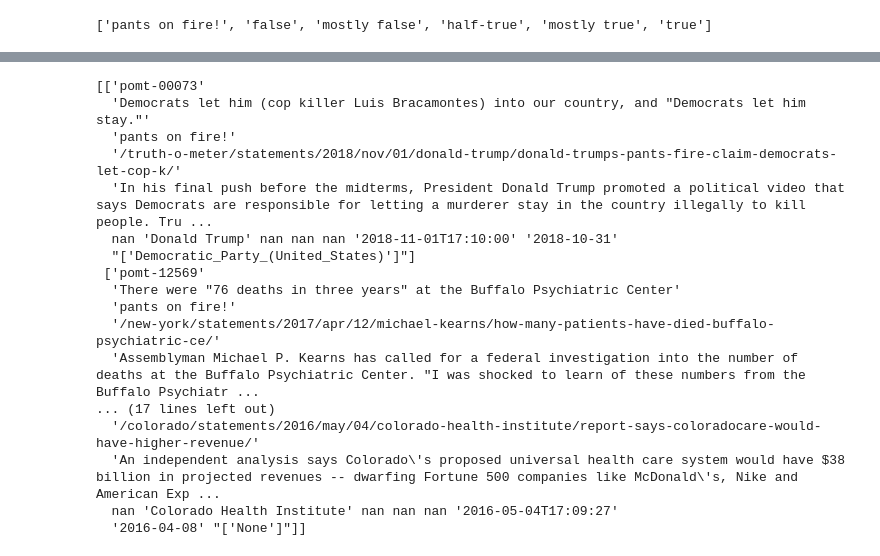
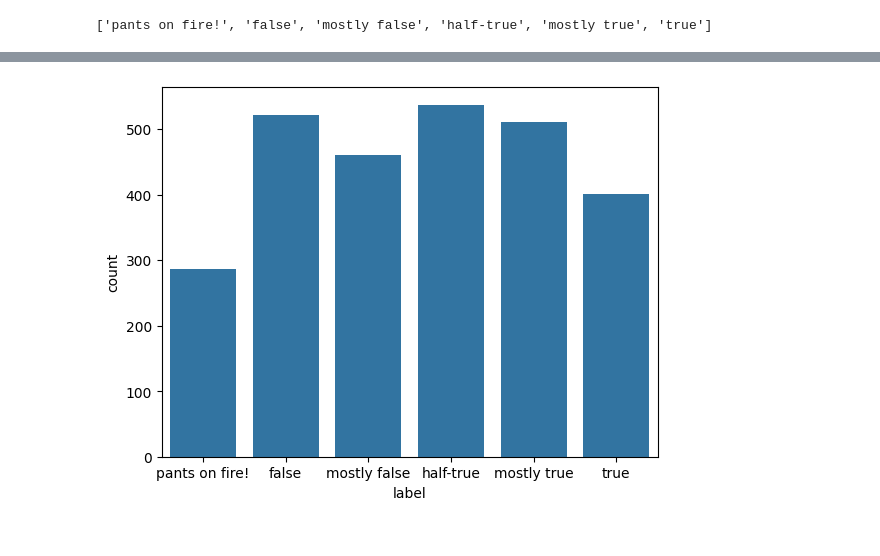
Before and after one commit to gjwubyron/EBS, a Jupyter notebook: view.ipynb, the cells around one changed output, grey strips where cells are left out. Cells and saved outputs as stored; diff of their text form; code cells hidden in the pictures.

```diff
--- a/view.ipynb
+++ b/view.ipynb
@@ -1,11 +1,9 @@
 # %%
 import pickle
 
-# open a file, where you stored the pickled indexs and labels
-# multi_fc_publicdata/pomt/pomt_index_split.pkl
-# multi_fc_publicdata/pomt/pomt_labels.pkl
-index_splits = pickle.load(open("multi_fc_publicdata/pomt/pomt_index_split.pkl", "rb"))
-labels = pickle.load(open("multi_fc_publicdata/pomt/pomt_labels.pkl", "rb"))
+dataset = "pomt"
+index_splits = pickle.load(open(f"multi_fc_publicdata/{dataset}/{dataset}_index_split.pkl", "rb"))
+labels = pickle.load(open(f"multi_fc_publicdata/{dataset}/{dataset}_labels.pkl", "rb"))
 # %%
 print(labels)
 # %% [output]
@@ -14,14 +12,10 @@ print(labels)
 import pandas as pd
 
 # read data file multi_fc_publicdata/pomt/pomt.tsv
-data = pd.read_csv("multi_fc_publicdata/pomt/pomt.tsv", sep="\t", header=None)
+data = pd.read_csv(f"multi_fc_publicdata/{dataset}/{dataset}.tsv", sep="\t", header=None)
 
-# get the indexs of test
+# get the index of testset
 test_index = index_splits[2]
 print(len(test_index))
-
-# get data of test
-test_data = data.iloc[test_index]
-print(test_data.head())
 # %% [output]
 2717
@@ -44,21 +22,15 @@ print(test_data.head())
-# %%
-test_data = data.values[test_index]
-print(test_data[:5])
-# %% [output]
-[['pomt-00073'
-  'Democrats let him (cop killer Luis Bracamontes) into our country, and "Democrats let him stay."'
-  'pants on fire!'
-  '/truth-o-meter/statements/2018/nov/01/donald-trump/donald-trumps-pants-fire-claim-democrats-let-cop-k/'
-  'In his final push before the midterms, President Donald Trump promoted a political video that says Democrats are responsible for letting a murderer stay in the country illegally to kill people. Tru ...
-  nan 'Donald Trump' nan nan nan '2018-11-01T17:10:00' '2018-10-31'
-  "['Democratic_Party_(United_States)']"]
- ['pomt-12569'
-  'There were "76 deaths in three years" at the Buffalo Psychiatric Center'
-  'pants on fire!'
-  '/new-york/statements/2017/apr/12/michael-kearns/how-many-patients-have-died-buffalo-psychiatric-ce/'
-  'Assemblyman Michael P. Kearns has called for a federal investigation into the number of deaths at the Buffalo Psychiatric Center. "I was shocked to learn of these numbers from the Buffalo Psychiatr ...
-... (17 lines left out)
-  '/colorado/statements/2016/may/04/colorado-health-institute/report-says-coloradocare-would-have-higher-revenue/'
-  'An independent analysis says Colorado\'s proposed universal health care system would have $38 billion in projected revenues -- dwarfing Fortune 500 companies like McDonald\'s, Nike and American Exp ...
-  nan 'Colorado Health Institute' nan nan nan '2016-05-04T17:09:27'
-  '2016-04-08' "['None']"]]
+# %%
+# load testset
+test_data = data.iloc[test_index]
+test_data = test_data.iloc[:, [0, 1, 2, 6]]
+test_data.columns = ['claimId', 'claim', 'label', 'speaker']
+
+# visualize the label distribution
+import seaborn as sns
+import matplotlib.pyplot as plt
+
+# the order of the label should be the same as variable labels
+sns.countplot(x='label', data=test_data, order=labels)
+plt.show()
+# %% [output]
+[figure, added]
```
Also changed, not shown: parts of 2 cells of this notebook, 6 other files.
